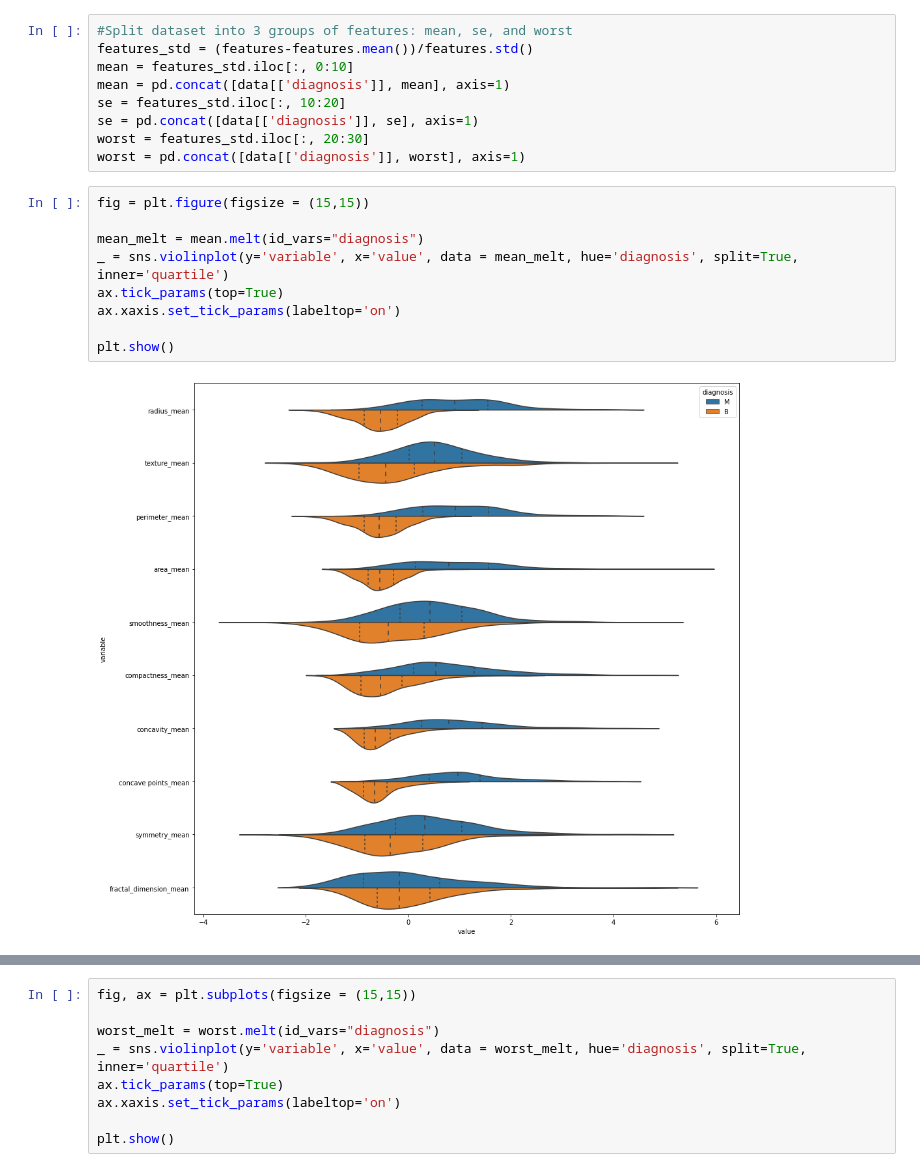
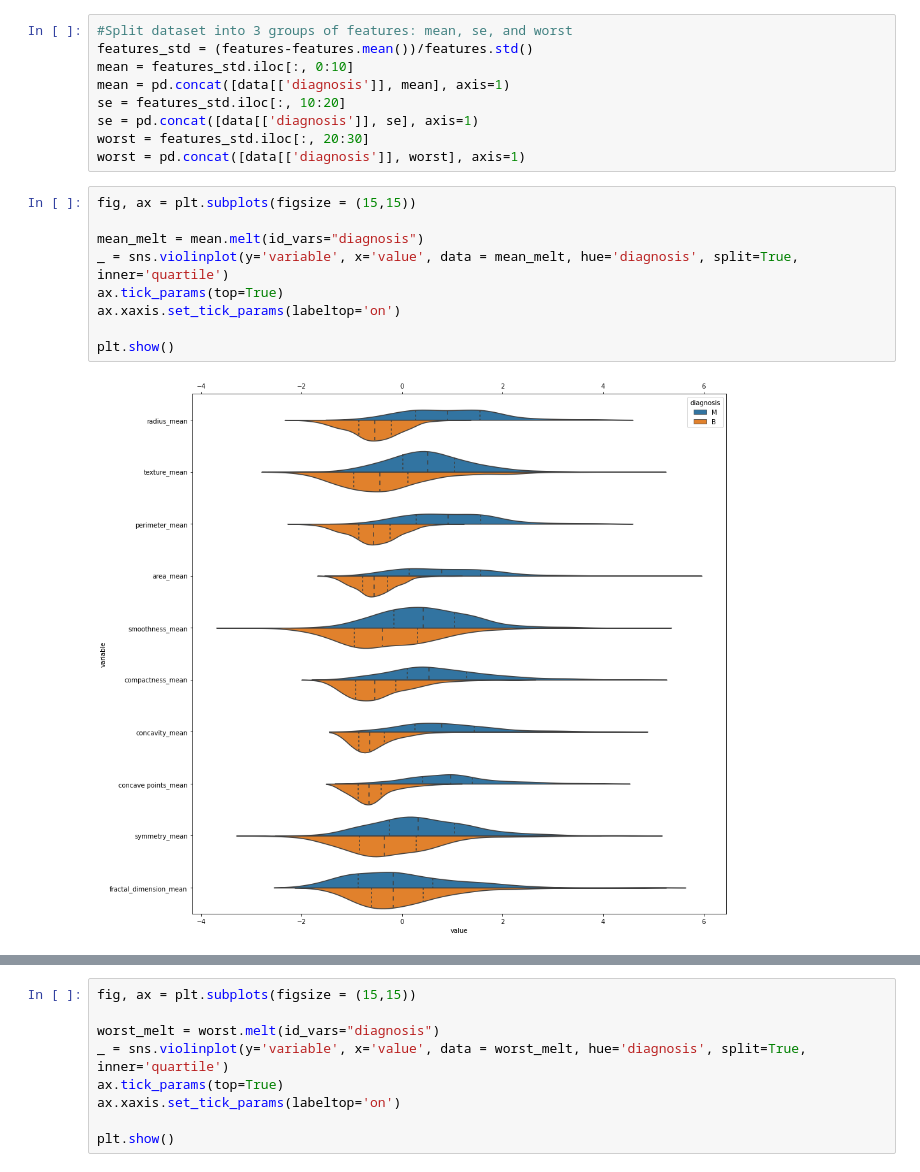
Before and after one commit to mssilve2/Capstone_2_Breast_Cancer, a Jupyter notebook: notebooks/EDA.ipynb, the cells around one changed output, grey strips where cells are left out. Drawn from its saved outputs; the diff is of its cells as text.

```diff
--- a/notebooks/EDA.ipynb
+++ b/notebooks/EDA.ipynb
@@ -95,13 +124,13 @@ se = pd.concat([data[['diagnosis']], se], axis=1)
 worst = features_std.iloc[:, 20:30]
 worst = pd.concat([data[['diagnosis']], worst], axis=1)
 # %%
-fig = plt.figure(figsize = (15,15))
+fig, ax = plt.subplots(figsize = (15,15))
 
 mean_melt = mean.melt(id_vars="diagnosis")
 _ = sns.violinplot(y='variable', x='value', data = mean_melt, hue='diagnosis', split=True, inner='quartile')
 ax.tick_params(top=True)
 ax.xaxis.set_tick_params(labeltop='on')
 
 plt.show()
 # %% [output]
-[figure, old version]
+[figure, new version]
```
Also changed, not shown: parts of 31 cells of this notebook.
